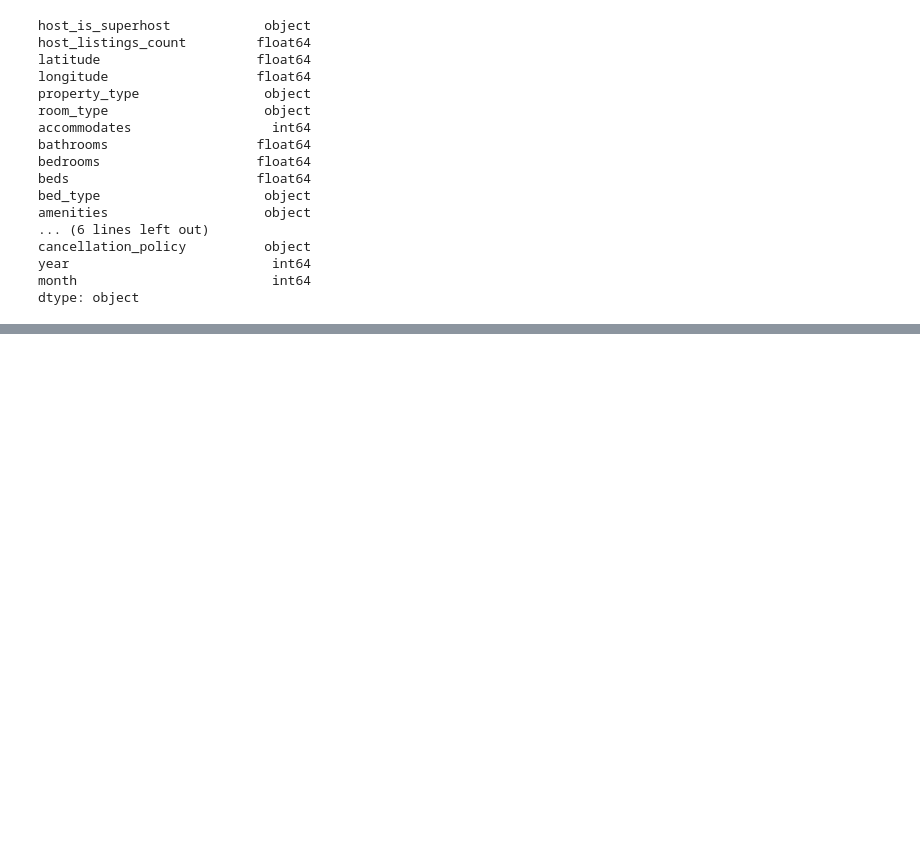
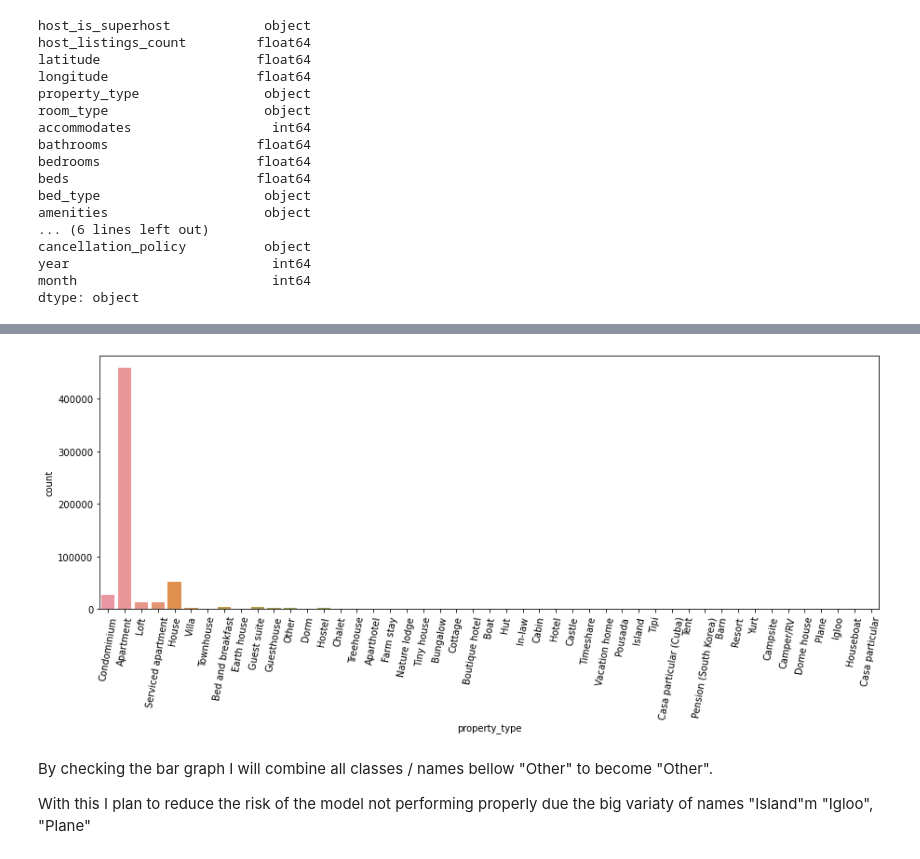
Before and after one commit to luizgmattos/Machine-Learning, a Jupyter notebook: Airbnb_Project_Rio/Airbnb_RioDeJaneiro_2018_2020.ipynb, the cells around one changed output, grey strips where cells are left out. Saved outputs shown, nothing was run; the diff lists cells and outputs as text; code cells hidden in the pictures; blank space fills up the shorter version.

Commit message:
adding new graphs and analysis
developing more code as walkthrough to the end goal

```diff
--- a/Airbnb_Project_Rio/Airbnb_RioDeJaneiro_2018_2020.ipynb
+++ b/Airbnb_Project_Rio/Airbnb_RioDeJaneiro_2018_2020.ipynb
@@ -727,0 +746,10 @@ The following columns will be handled now:
+# %%
+plt.figure(figsize=(15,5))
+graph = sns.countplot(x=df_airbnb["property_type"],data=df_airbnb)
+graph.tick_params(axis='x', rotation=80)
+# %% [output]
+[figure, added]
+# %% [markdown]
+By checking the bar graph I will combine all classes / names bellow "Other" to become "Other".
+
+With this I plan to reduce the risk of the model not performing properly due the big variaty of names "Island"m "Igloo", "Plane"
```
Also changed, not shown: parts of 139 cells of this notebook.
